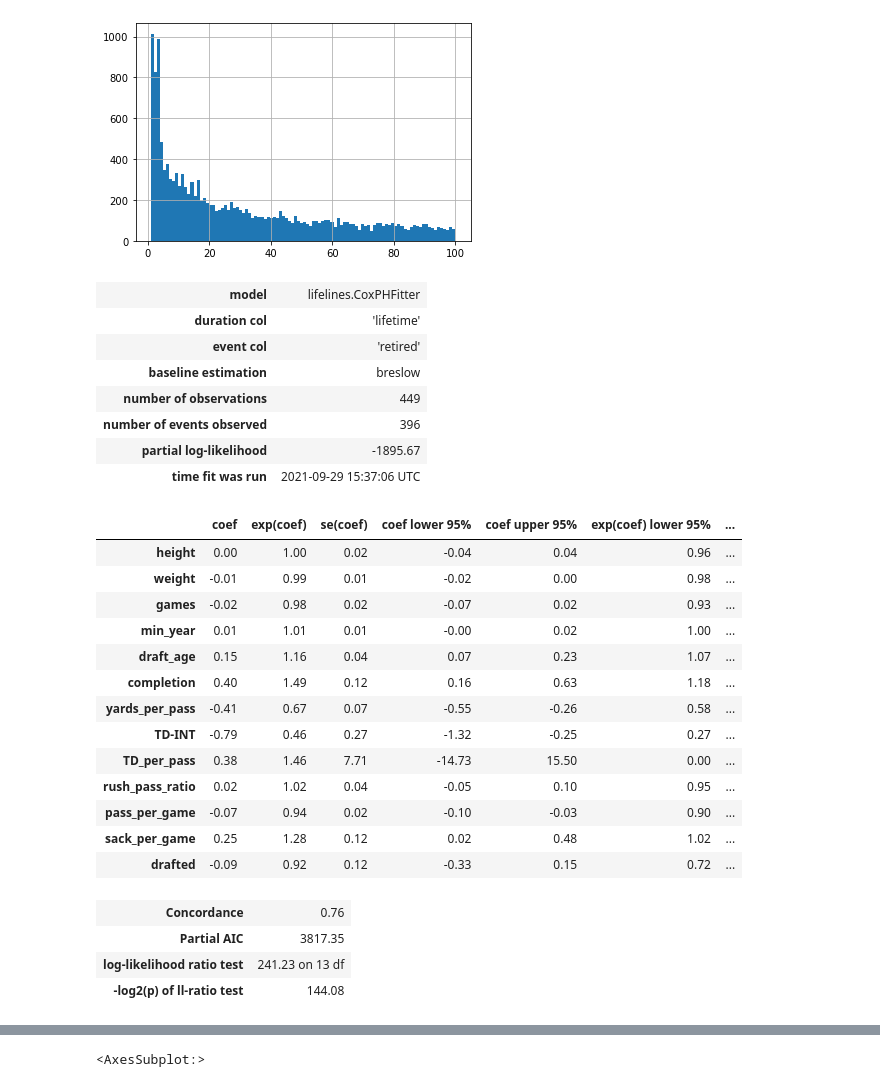
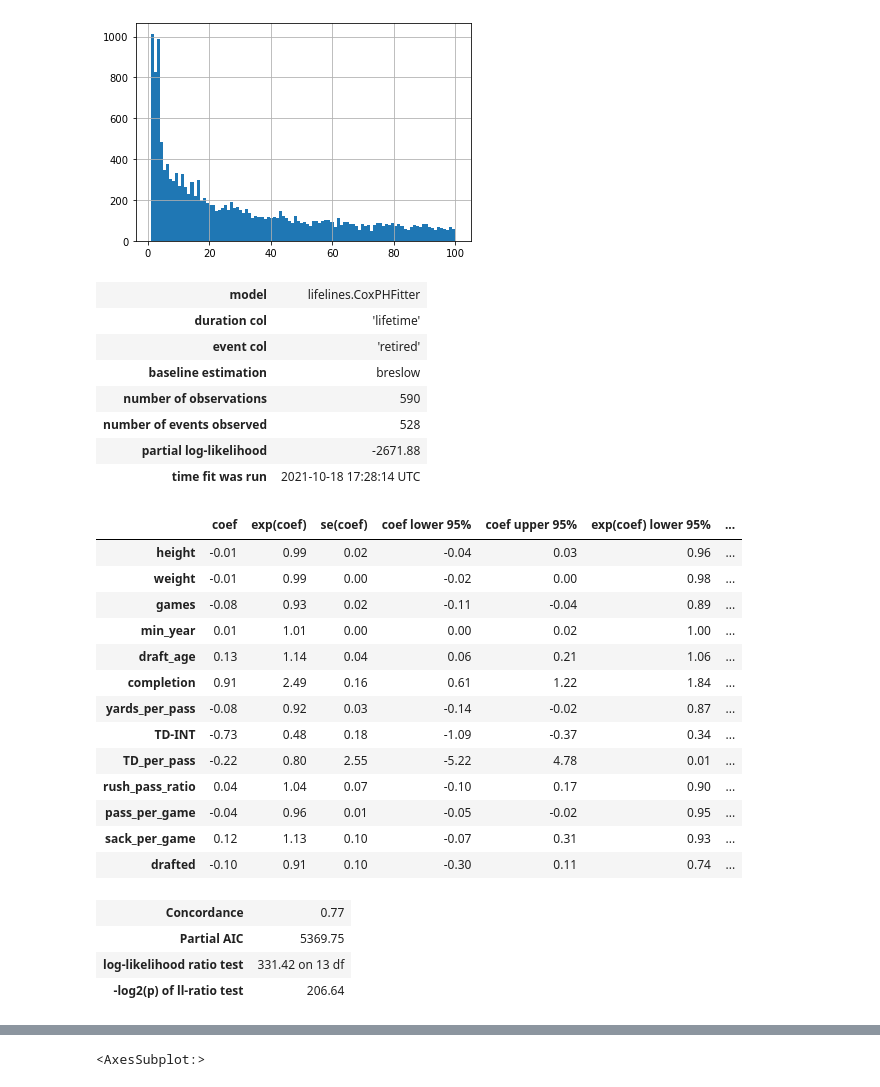
Before and after one commit to fonseca-carlos/nfl_survival, a Jupyter notebook: start_and_qb.ipynb, the cells around one changed output, grey strips where cells are left out. Saved outputs shown, nothing was run; the diff lists cells and outputs as text; code cells hidden in the pictures.

```diff
--- a/start_and_qb.ipynb
+++ b/start_and_qb.ipynb
@@ -11,5 +11,8 @@ df_profiles=pd.read_json('profiles_1512362725.022629.json')
 df_games=pd.read_json('games_1512362753.8735218.json')
 df_profiles=df_profiles.drop(['current_team', 'birth_place', 'death_date', 'college', 'high_school', 'draft_team', 'current_salary', 'hof_induction_year', 'draft_position'], axis=1)
 df_games=df_games[['player_id', 'year', 'game_number', 'passing_attempts', 'passing_completions', 'passing_yards', 'passing_rating', 'passing_touchdowns', 'passing_interceptions', 'passing_sacks', 'rushing_attempts', 'rushing_yards', 'rushing_touchdowns', 'receiving_receptions', 'receiving_yards','receiving_touchdowns','kick_return_attempts', 'punt_return_attempts', 'defense_sacks', 'defense_tackles', 'defense_interceptions', 'field_goal_attempts', 'field_goal_makes']]
+df_games=df_games.rename(columns = {'passing_completions': 'temp'})
+df_games=df_games.rename(columns = {'passing_attempts': 'passing_completions'})
+df_games=df_games.rename(columns = {'temp': 'passing_attempts'})
 df_games.head(5)
 # %% [output]
@@ -46,10 +51,11 @@ df_stats.head(5)
 | 4 | 8 | 0 | 0 | 0 | 0 | ... |
 5 rows × 24 columns
 # %%
-#changing total stats to season averages
+#changing total stats to season averages - second version, i think this messes with my avgs
 
-for column in df_stats.drop(['player_id', 'seasons', 'max_year', 'min_year'], axis=1).columns:
-    df_stats[column]= df_stats[column]/df_stats['seasons']
+#for column in df_stats.drop(['player_id', 'seasons', 'max_year', 'min_year'], axis=1).columns:
+#for column in ['games']:
+#    df_stats[column]= df_stats[column]/df_stats['seasons']
 # %%
 #profile + stats df
 
@@ -65,7 +71,7 @@ df['draft_round']=df['draft_round'].fillna(100)
 #any data pertraining 2017 is censored (we don't know it the guy came back in 2018)
 df['retired']=np.where(df['max_year']==2017, 0 ,1)
 
-df=df.drop(['height2', 'max_year', 'draft_year', 'birth_date', 'seasons'], axis=1)
+df=df.drop(['height2', 'max_year', 'draft_year', 'birth_date'], axis=1)
 
 
 df.head(5)
@@ -176,10 +174,12 @@ df_era.plot()
 #correlation between variables
 import seaborn as sns
 
-df_cox=df[df['position']=='QB'][['player_id','height', 'weight', 'draft_round','passing_attempts', 'passing_completions', 'passing_yards','passing_touchdowns', 'passing_interceptions', 'passing_sacks','rushing_attempts', 'rushing_yards','games', 'min_year', 'lifetime', 'draft_age','retired']]
-df_cox['completion']=(df_cox['passing_completions']/df_cox['passing_attempts'].replace(to_replace=0, value=1)).fillna(0)
+df_cox=df[df['position']=='QB'][['player_id','height', 'weight', 'draft_round','passing_attempts', 'passing_completions', 'passing_yards','passing_touchdowns', 'passing_interceptions', 'passing_sacks','rushing_attempts', 'rushing_yards','games', 'min_year', 'lifetime', 'draft_age','retired', 'seasons']]
+#df_cox['completion']=(df_cox['passing_completions']/df_cox['passing_attempts'].replace(to_replace=0, value=1)).fillna(0)
+df_cox['completion']=(df_cox['passing_attempts']/df_cox['passing_completions'].replace(to_replace=0, value=1)).fillna(0)
 df_cox['yards_per_pass']=(df_cox['passing_yards']/df_cox['passing_completions']).fillna(0)
 df_cox['TD-INT']=(df_cox['passing_touchdowns']/df_cox['passing_interceptions'].replace(to_replace=0, value=1))
+#df_cox['TD_per_pass']=(df_cox['passing_touchdowns']/df_cox['passing_completions']).fillna(0)
 df_cox['TD_per_pass']=(df_cox['passing_touchdowns']/df_cox['passing_completions']).fillna(0)
 df_cox['rush_pass_ratio']=(df_cox['rushing_attempts']/df_cox['passing_attempts'].replace(to_replace=0, value=1)).fillna(0)
 df_cox['pass_per_game']=(df_cox['passing_attempts']/df_cox['games']).fillna(0)
@@ -188,7 +188,23 @@ df_cox['sack_per_game']=(df_cox['passing_sacks']/df_cox['games']).fillna(0)
 #df_cox['draft_round']=np.where(df_cox['draft_round']>7,'>7', df_cox['draft_round'])
 df_cox['drafted']=np.where(df_cox['draft_round']>7,0, 1)
 df_cox=df_cox.drop(['draft_round', 'passing_attempts', 'passing_sacks', 'passing_completions', 'passing_yards','rushing_yards', 'passing_interceptions', 'passing_touchdowns', 'rushing_attempts'], axis=1)
-df_cox=df_cox[(df_cox['games']>5) & (df_cox['lifetime']<27)]
+df_cox=df_cox[(df_cox['games']>5)]
+for column in ['games']:
+    df_cox[column]= df_cox[column]/df_cox['seasons']
+#df_cox=df_cox[(df_cox['games']>5) & (df_cox['lifetime']<27)]
+
+#creating gradient of important columns. Uses data from df_run, at the bottom of this notebook
+grad_field=['completion', 'TD-INT']
+aux=['player_id']
+aux=aux.append(grad_field)
+df_min=df2.groupby('player_id')['year'].min().reset_index()
+df_min=df2.merge(df_min, on=['player_id', 'year'], how='inner')[['player_id', 'completion', 'TD-INT']]
+df_cox=df_cox.merge(df_min, on='player_id', how='inner', suffixes=('', '_rookie'))
+
+for field in grad_field:
+    df_cox['grad_'+field]=(df_cox[field]-df_cox[field+'_rookie'])/df_cox['seasons']
+    df_cox=df_cox.drop(field+'_rookie', axis=1)
+
 
 corr = df_cox.corr()
 
@@ -213,39 +229,39 @@ df_played[df_played['games']<=100]['games'].hist(bins=100)
 # %%
 #analyzing the quarterbacks regression
 #df_cox=df[df['position']=='QB'][['height', 'weight', 'draft_round','passing_attempts', 'passing_completions', 'passing_yards','passing_touchdowns', 'passing_interceptions', 'passing_sacks','rushing_attempts', 'rushing_yards', 'rushing_touchdowns','games', 'min_year', 'lifetime', 'draft_age','retired']]
 
 
 cph = lifelines.CoxPHFitter()
-cph.fit(df_cox.drop('player_id', axis=1), duration_col='lifetime', event_col='retired')
+cph.fit(df_cox.drop(['player_id', 'seasons', 'grad_completion','grad_TD-INT'], axis=1), duration_col='lifetime', event_col='retired')
 
 cph.print_summary()
 # %% [output]
 | model | lifelines.CoxPHFitter |
 | duration col | 'lifetime' |
 | event col | 'retired' |
 | baseline estimation | breslow |
-| number of observations | 449 |
-| number of events observed | 396 |
-| partial log-likelihood | -1895.67 |
-| time fit was run | 2021-09-29 15:37:06 UTC |
+| number of observations | 590 |
+| number of events observed | 528 |
+| partial log-likelihood | -2671.88 |
+| time fit was run | 2021-10-18 17:28:14 UTC |
 |  | coef | exp(coef) | se(coef) | coef lower 95% | coef upper 95% | exp(coef) lower 95% | ... |
-| height | 0.00 | 1.00 | 0.02 | -0.04 | 0.04 | 0.96 | ... |
-| weight | -0.01 | 0.99 | 0.01 | -0.02 | 0.00 | 0.98 | ... |
-| games | -0.02 | 0.98 | 0.02 | -0.07 | 0.02 | 0.93 | ... |
-| min_year | 0.01 | 1.01 | 0.01 | -0.00 | 0.02 | 1.00 | ... |
-| draft_age | 0.15 | 1.16 | 0.04 | 0.07 | 0.23 | 1.07 | ... |
-| completion | 0.40 | 1.49 | 0.12 | 0.16 | 0.63 | 1.18 | ... |
-| yards_per_pass | -0.41 | 0.67 | 0.07 | -0.55 | -0.26 | 0.58 | ... |
-| TD-INT | -0.79 | 0.46 | 0.27 | -1.32 | -0.25 | 0.27 | ... |
-| TD_per_pass | 0.38 | 1.46 | 7.71 | -14.73 | 15.50 | 0.00 | ... |
-| rush_pass_ratio | 0.02 | 1.02 | 0.04 | -0.05 | 0.10 | 0.95 | ... |
-| pass_per_game | -0.07 | 0.94 | 0.02 | -0.10 | -0.03 | 0.90 | ... |
-| sack_per_game | 0.25 | 1.28 | 0.12 | 0.02 | 0.48 | 1.02 | ... |
-| drafted | -0.09 | 0.92 | 0.12 | -0.33 | 0.15 | 0.72 | ... |
+| height | -0.01 | 0.99 | 0.02 | -0.04 | 0.03 | 0.96 | ... |
+| weight | -0.01 | 0.99 | 0.00 | -0.02 | 0.00 | 0.98 | ... |
+| games | -0.08 | 0.93 | 0.02 | -0.11 | -0.04 | 0.89 | ... |
+| min_year | 0.01 | 1.01 | 0.00 | 0.00 | 0.02 | 1.00 | ... |
+| draft_age | 0.13 | 1.14 | 0.04 | 0.06 | 0.21 | 1.06 | ... |
+| completion | 0.91 | 2.49 | 0.16 | 0.61 | 1.22 | 1.84 | ... |
+| yards_per_pass | -0.08 | 0.92 | 0.03 | -0.14 | -0.02 | 0.87 | ... |
+| TD-INT | -0.73 | 0.48 | 0.18 | -1.09 | -0.37 | 0.34 | ... |
+| TD_per_pass | -0.22 | 0.80 | 2.55 | -5.22 | 4.78 | 0.01 | ... |
+| rush_pass_ratio | 0.04 | 1.04 | 0.07 | -0.10 | 0.17 | 0.90 | ... |
+| pass_per_game | -0.04 | 0.96 | 0.01 | -0.05 | -0.02 | 0.95 | ... |
+| sack_per_game | 0.12 | 1.13 | 0.10 | -0.07 | 0.31 | 0.93 | ... |
+| drafted | -0.10 | 0.91 | 0.10 | -0.30 | 0.11 | 0.74 | ... |
-| Concordance | 0.76 |
-| Partial AIC | 3817.35 |
-| log-likelihood ratio test | 241.23 on 13 df |
-| -log2(p) of ll-ratio test | 144.08 |
+| Concordance | 0.77 |
+| Partial AIC | 5369.75 |
+| log-likelihood ratio test | 331.42 on 13 df |
+| -log2(p) of ll-ratio test | 206.64 |
 # %%
 from sklearn.metrics import r2_score
 
```
Also changed, not shown: parts of 19 cells of this notebook, 2 other files.
